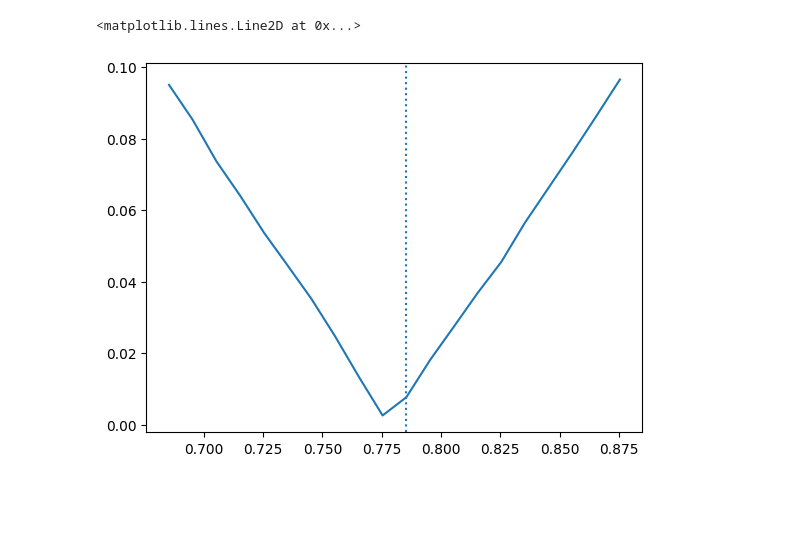
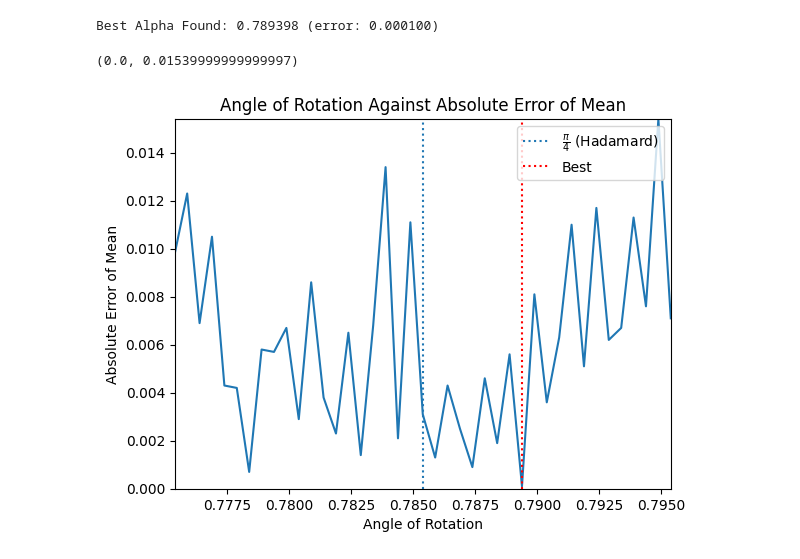
Before and after one commit to comp0031/QRNG, a Jupyter notebook: main.ipynb, the cells around one changed output. Saved outputs shown, nothing was run; the diff lists cells and outputs as text; code cells hidden in the pictures; blank space fills up the shorter version.

Commit message:
less promising but good graph

```diff
--- a/main.ipynb
+++ b/main.ipynb
@@ -14,7 +14,7 @@ service = QiskitRuntimeService()
 backend = service.backend("ibm_kyiv")
 
 simulator = AerSimulator.from_backend(backend)
-simulator.set_option("seed_simulator", 42)
+# simulator.set_option("seed_simulator", 42)
 # simulator = AerSimulator(noise_model=NoiseModel.from_backend(backend))
 # %%
 def construct_gate(alpha):
@@ -47,13 +47,34 @@ def generate_results(alpha):
 alphas = []
 absolute_err_of_mean = []
 
-for angle in np.arange(np.pi / 4 - 0.1, np.pi / 4 + 0.1, 0.01):
+min_err = 999
+best_alpha = 0
+
+for angle in np.arange(np.pi / 4 - 0.01, np.pi / 4 + 0.01, 0.0005):
     alphas.append(angle)
     mean = generate_results(angle)
-    absolute_err_of_mean.append(abs(0.5 - mean))
+    err = abs(0.5 - mean)
+    absolute_err_of_mean.append(err)
+
+    if err < min_err:
+        min_err = err
+        best_alpha = angle
 # %%
+print("Best Alpha Found: %f (error: %f)" % (best_alpha, min_err))
+
 plt.plot(alphas, absolute_err_of_mean)
-plt.axvline(x=np.pi / 4, linestyle="dotted")
+plt.title("Angle of Rotation Against Absolute Error of Mean")
+plt.xlabel("Angle of Rotation")
+plt.ylabel("Absolute Error of Mean")
+
+plt.axvline(x=np.pi / 4, linestyle="dotted", label="$\\frac{\\pi}{4}$ (Hadamard)")
+plt.axvline(x=best_alpha, linestyle="dotted", color="red", label="Best")
+
+plt.legend(loc="upper right")
+
+plt.xlim((min(alphas), max(alphas)))
+plt.ylim((0, max(absolute_err_of_mean)))
 # %% [output]
-<matplotlib.lines.Line2D at 0x...>
+Best Alpha Found: 0.789398 (error: 0.000100)
+(0.0, 0.01539999999999997)
-[figure, old version]
+[figure, new version]
```
